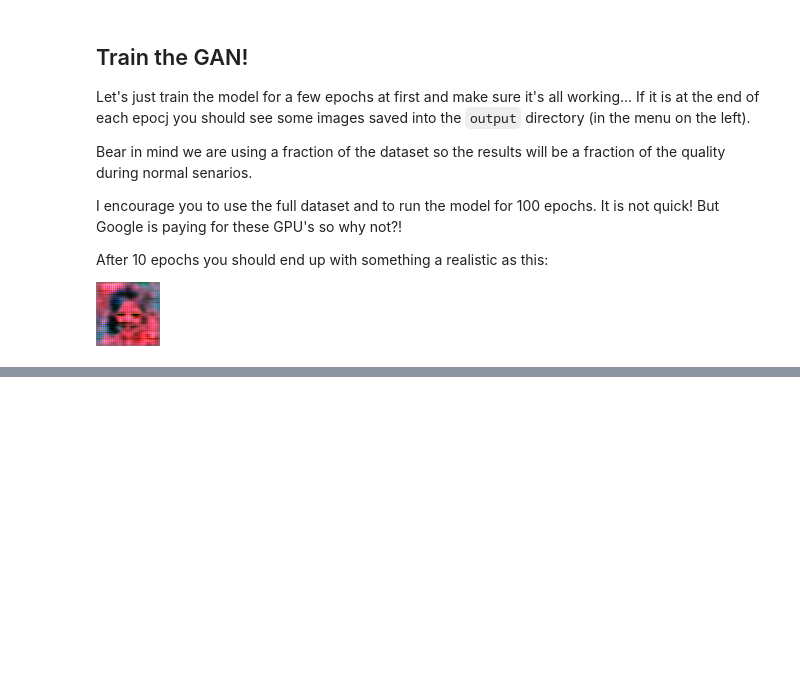
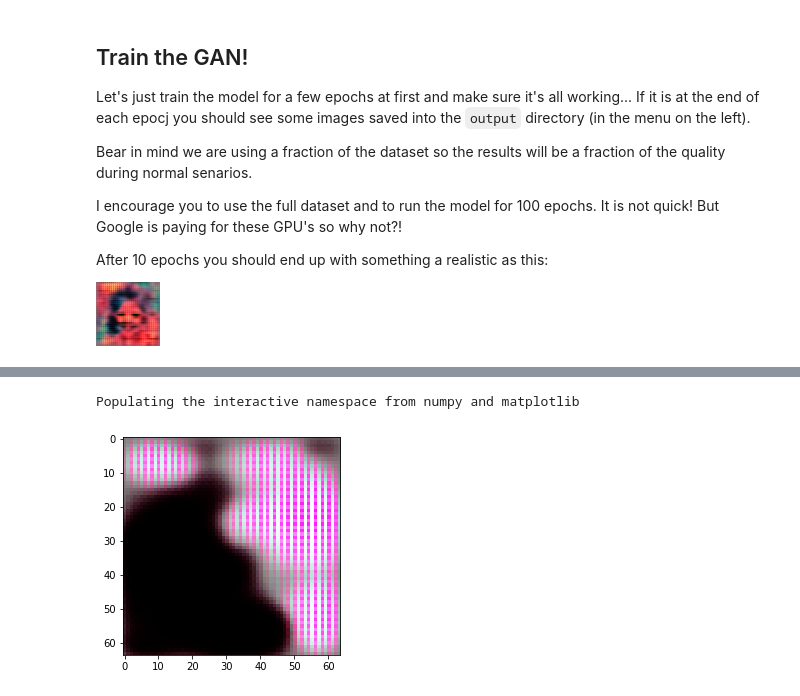
Before and after one commit to joshmurr/machine-learnings, a Jupyter notebook: cci-dsai/DCGAN_Keras.ipynb, the cells around one changed output, grey strips where cells are left out. Cells and saved outputs as stored; diff of their text form; code cells hidden in the pictures; blank space fills up the shorter version.

```diff
--- a/cci-dsai/DCGAN_Keras.ipynb
+++ b/cci-dsai/DCGAN_Keras.ipynb
@@ -309,0 +331,9 @@ KeyboardInterrupt: ignored
+# %%
+%pylab inline
+import matplotlib.image as mpimg
+img = mpimg.imread('/content/output/generated_img_000_0.png')
+imgplot = plt.imshow(img)
+plt.show()
+# %% [output]
+Populating the interactive namespace from numpy and matplotlib
+[figure, added]
```
Also changed, not shown: parts of 5 cells of this notebook.
